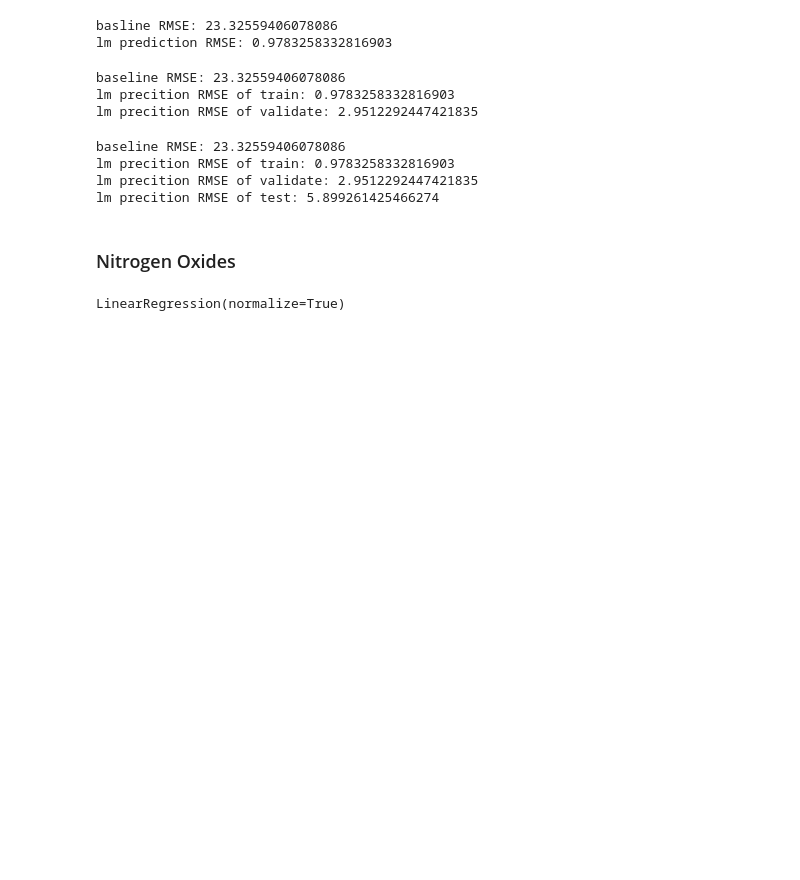
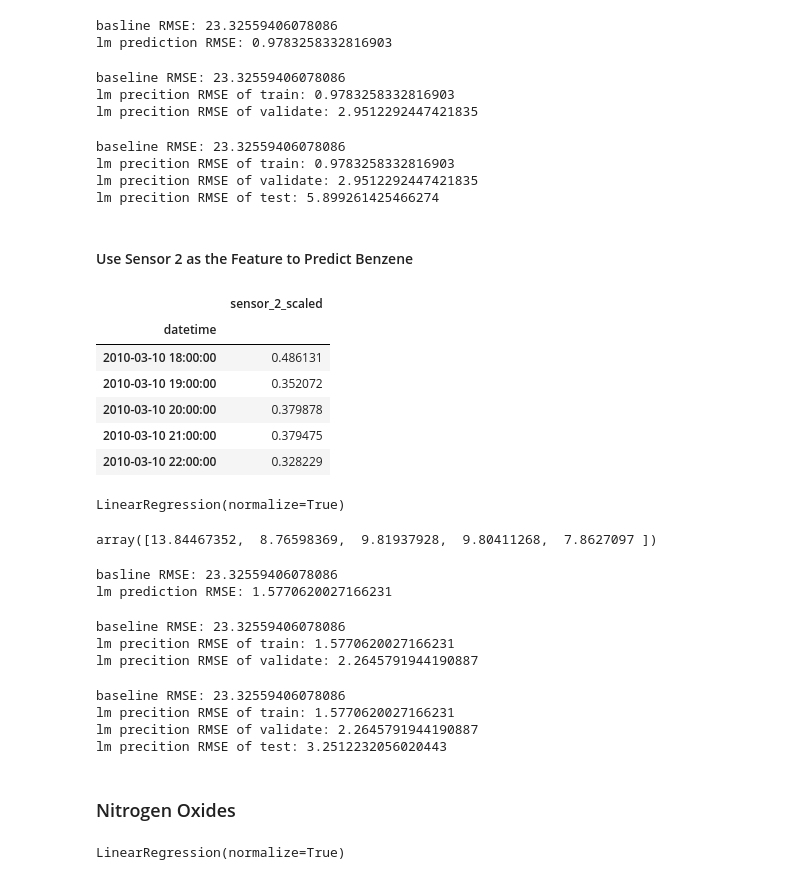
Before and after one commit to Yongliang-Shi/predicting-air-pollution, a Jupyter notebook: MVP.ipynb, the cells around one changed output. Drawn from its saved outputs; the diff is of its cells as text; code cells hidden in the pictures; blank space fills up the shorter version.

Commit message:
Use sensor 2 to predict the bezene pollution

```diff
--- a/MVP.ipynb
+++ b/MVP.ipynb
@@ -1172,3 +1173,5 @@ baseline RMSE: 23.32559406078086
 lm precition RMSE of train: 0.9783258332816903
 lm precition RMSE of validate: 2.9512292447421835
 lm precition RMSE of test: 5.899261425466274
+# %% [markdown]
+#### Use Sensor 2 as the Feature to Predict Benzene
@@ -1175,3 +1181,69 @@ lm precition RMSE of test: 5.899261425466274
+# %%
+# Create the new scaled feature with sensor_2_scaled only
+
+X_train_scaled_sensor2 = X_train_scaled[['sensor_2_scaled']]
+X_validate_scaled_sensor2 = X_validate_scaled[['sensor_2_scaled']]
+X_test_scaled_sensor2 = X_test_scaled[['sensor_2_scaled']]
+X_train_scaled_sensor2.head()
+# %% [output]
+|  | sensor_2_scaled |
+| datetime |  |
+| 2010-03-10 18:00:00 | 0.486131 |
+| 2010-03-10 19:00:00 | 0.352072 |
+| 2010-03-10 20:00:00 | 0.379878 |
+| 2010-03-10 21:00:00 | 0.379475 |
+| 2010-03-10 22:00:00 | 0.328229 |
+# %%
+# Fit the model to the training data
+lm_CH.fit(X_train_scaled_sensor2, y_train_CH)
+# %% [output]
+LinearRegression(normalize=True)
+# %%
+# Predict train
+
+y_train_CH_pred_lm = lm_CH.predict(X_train_scaled_sensor2)
+y_train_CH_pred_lm[:5]
+# %% [output]
+array([13.84467352,  8.76598369,  9.81937928,  9.80411268,  7.8627097 ])
+# %%
+# Use RMSE to evaluate
+
+rmse_train_CH = mean_squared_error(y_train_CH, y_train_CH_pred_lm)**1/2
+print(f'basline RMSE: {baseline_CH_rmse}')
+print(f'lm prediction RMSE: {rmse_train_CH}')
+# %% [output]
+basline RMSE: 23.32559406078086
+lm prediction RMSE: 1.5770620027166231
+# %%
+# Predict validate dataset
+y_validate_CH_pred_lm = lm_CH.predict(X_validate_scaled_sensor2)
+
+# Use RMSE to evaluate
+
+rmse_validate_CH = mean_squared_error(y_validate_CH, y_validate_CH_pred_lm)**1/2
+print(f'baseline RMSE: {baseline_CH_rmse}')
+print(f'lm precition RMSE of train: {rmse_train_CH}')
+print(f'lm precition RMSE of validate: {rmse_validate_CH}')
+# %% [output]
+baseline RMSE: 23.32559406078086
+lm precition RMSE of train: 1.5770620027166231
+lm precition RMSE of validate: 2.2645791944190887
+# %%
+# Predict test dataset
+y_test_CH_pred_lm = lm_CH.predict(X_test_scaled_sensor2)
+
+# Use RMSE to evaluate
+
+rmse_test_CH = mean_squared_error(y_test_CH, y_test_CH_pred_lm)**1/2
+print(f'baseline RMSE: {baseline_CH_rmse}')
+print(f'lm precition RMSE of train: {rmse_train_CH}')
+print(f'lm precition RMSE of validate: {rmse_validate_CH}')
+print(f'lm precition RMSE of test: {rmse_test_CH}')
+# %% [output]
+baseline RMSE: 23.32559406078086
+lm precition RMSE of train: 1.5770620027166231
+lm precition RMSE of validate: 2.2645791944190887
+lm precition RMSE of test: 3.2512232056020443
 # %% [markdown]
 ### Nitrogen Oxides
 # %%
```
Also changed, not shown: parts of 3 cells of this notebook.
